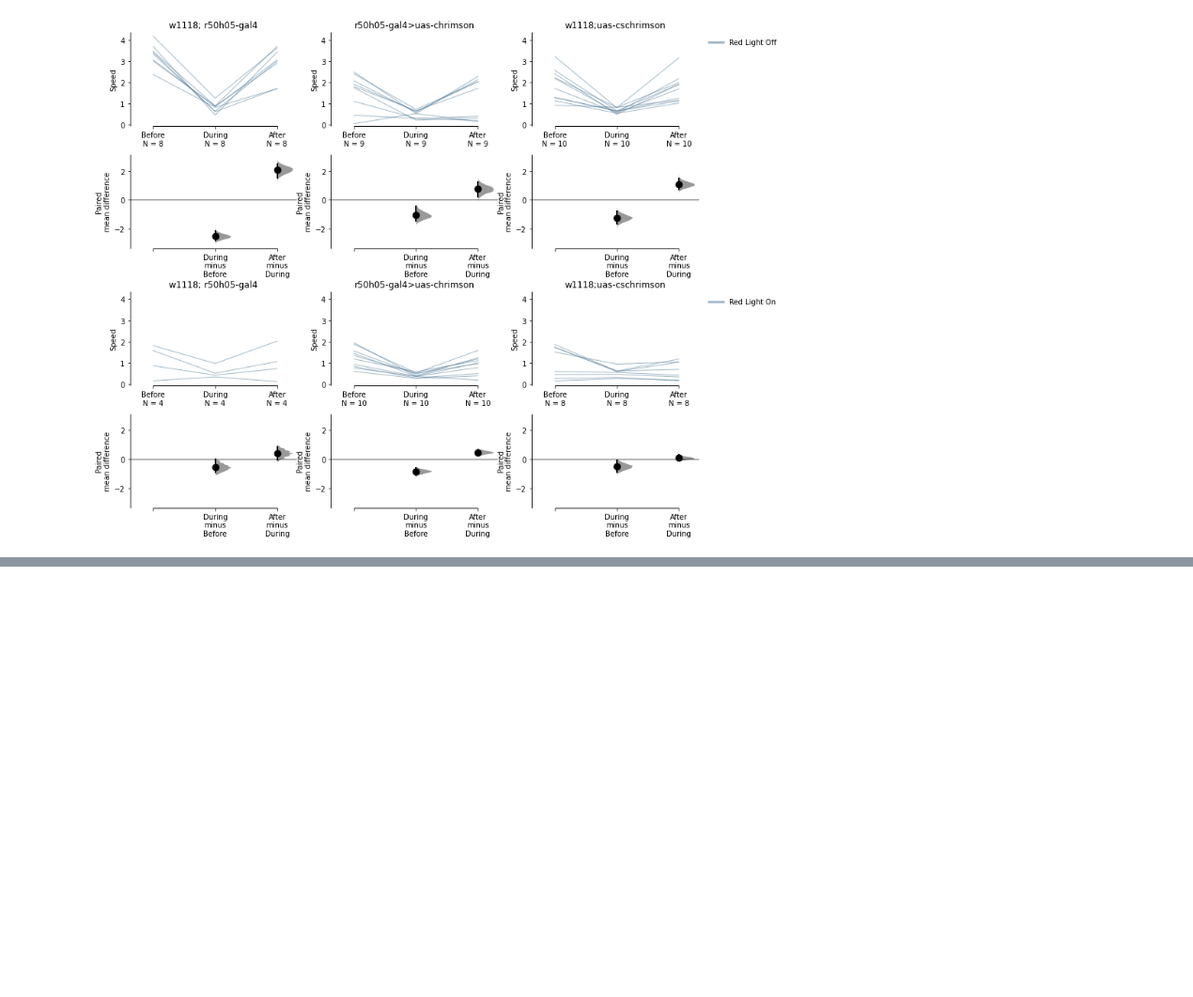
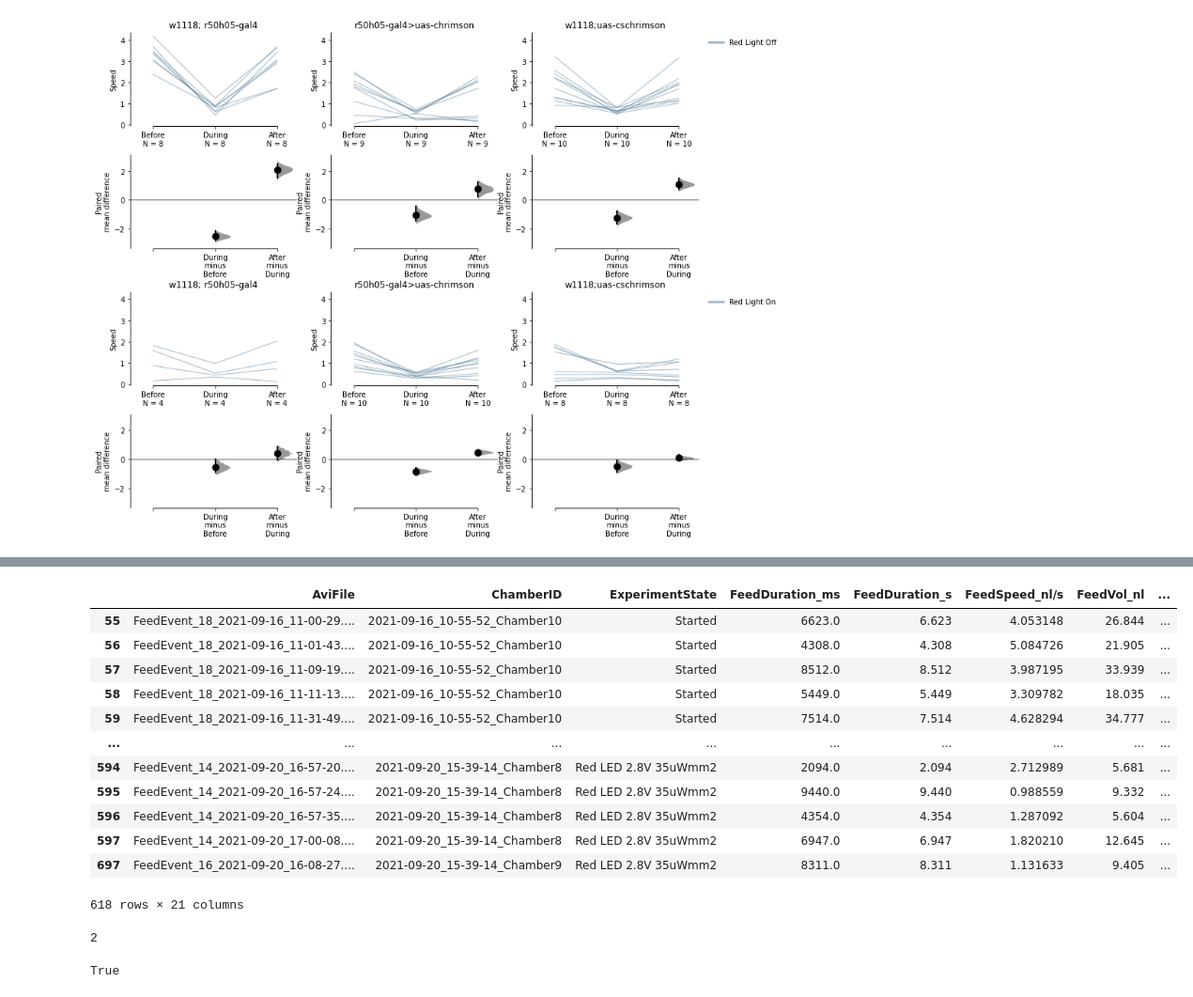
Before and after one commit to sangyu/esploco, a Jupyter notebook: nbs/index.ipynb, the cells around one changed output, grey strips where cells are left out. Shown at 94% size. Cells and saved outputs as stored; diff of their text form; code cells hidden in the pictures; blank space fills up the shorter version.

```diff
--- a/nbs/index.ipynb
+++ b/nbs/index.ipynb
@@ -107,0 +186,16 @@ dabest version = 0.3.9999
+# %%
+e.feeds.iloc[:, 0:21].dropna()
+# %% [output]
+|  | AviFile | ChamberID | ExperimentState | FeedDuration_ms | FeedDuration_s | FeedSpeed_nl/s | FeedVol_nl | ... |
+| 55 | FeedEvent_18_2021-09-16_11-00-29.... | 2021-09-16_10-55-52_Chamber10 | Started | 6623.0 | 6.623 | 4.053148 | 26.844 | ... |
+| 56 | FeedEvent_18_2021-09-16_11-01-43.... | 2021-09-16_10-55-52_Chamber10 | Started | 4308.0 | 4.308 | 5.084726 | 21.905 | ... |
+| 57 | FeedEvent_18_2021-09-16_11-09-19.... | 2021-09-16_10-55-52_Chamber10 | Started | 8512.0 | 8.512 | 3.987195 | 33.939 | ... |
+| 58 | FeedEvent_18_2021-09-16_11-11-13.... | 2021-09-16_10-55-52_Chamber10 | Started | 5449.0 | 5.449 | 3.309782 | 18.035 | ... |
+| 59 | FeedEvent_18_2021-09-16_11-31-49.... | 2021-09-16_10-55-52_Chamber10 | Started | 7514.0 | 7.514 | 4.628294 | 34.777 | ... |
+| ... | ... | ... | ... | ... | ... | ... | ... | ... |
+| 594 | FeedEvent_14_2021-09-20_16-57-20.... | 2021-09-20_15-39-14_Chamber8 | Red LED 2.8V 35uWmm2 | 2094.0 | 2.094 | 2.712989 | 5.681 | ... |
+| 595 | FeedEvent_14_2021-09-20_16-57-24.... | 2021-09-20_15-39-14_Chamber8 | Red LED 2.8V 35uWmm2 | 9440.0 | 9.440 | 0.988559 | 9.332 | ... |
+| 596 | FeedEvent_14_2021-09-20_16-57-35.... | 2021-09-20_15-39-14_Chamber8 | Red LED 2.8V 35uWmm2 | 4354.0 | 4.354 | 1.287092 | 5.604 | ... |
+| 597 | FeedEvent_14_2021-09-20_17-00-08.... | 2021-09-20_15-39-14_Chamber8 | Red LED 2.8V 35uWmm2 | 6947.0 | 6.947 | 1.820210 | 12.645 | ... |
+| 697 | FeedEvent_16_2021-09-20_16-08-27.... | 2021-09-20_15-39-14_Chamber9 | Red LED 2.8V 35uWmm2 | 8311.0 | 8.311 | 1.131633 | 9.405 | ... |
+618 rows × 21 columns
@@ -107,0 +211,8 @@ dabest version = 0.3.9999
+# %%
+len(a)
+# %% [output]
+2
+# %%
+type(a) == list
+# %% [output]
+True
```
Also changed, not shown: parts of 13 cells of this notebook, 6 other files.
